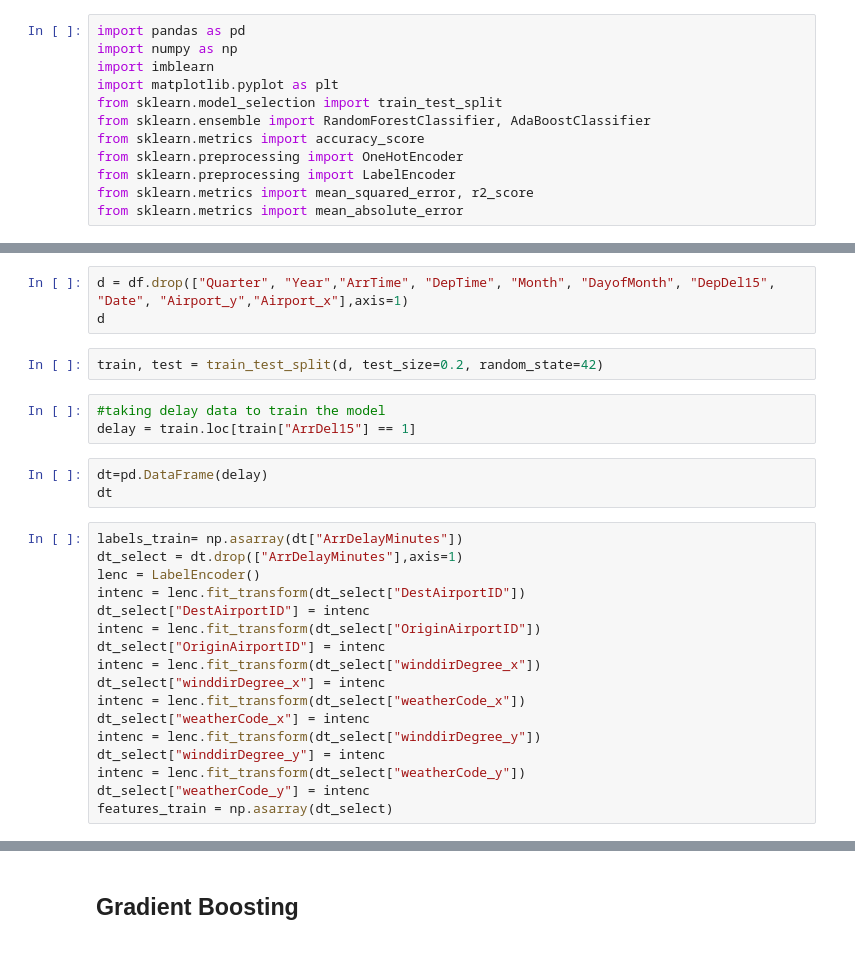
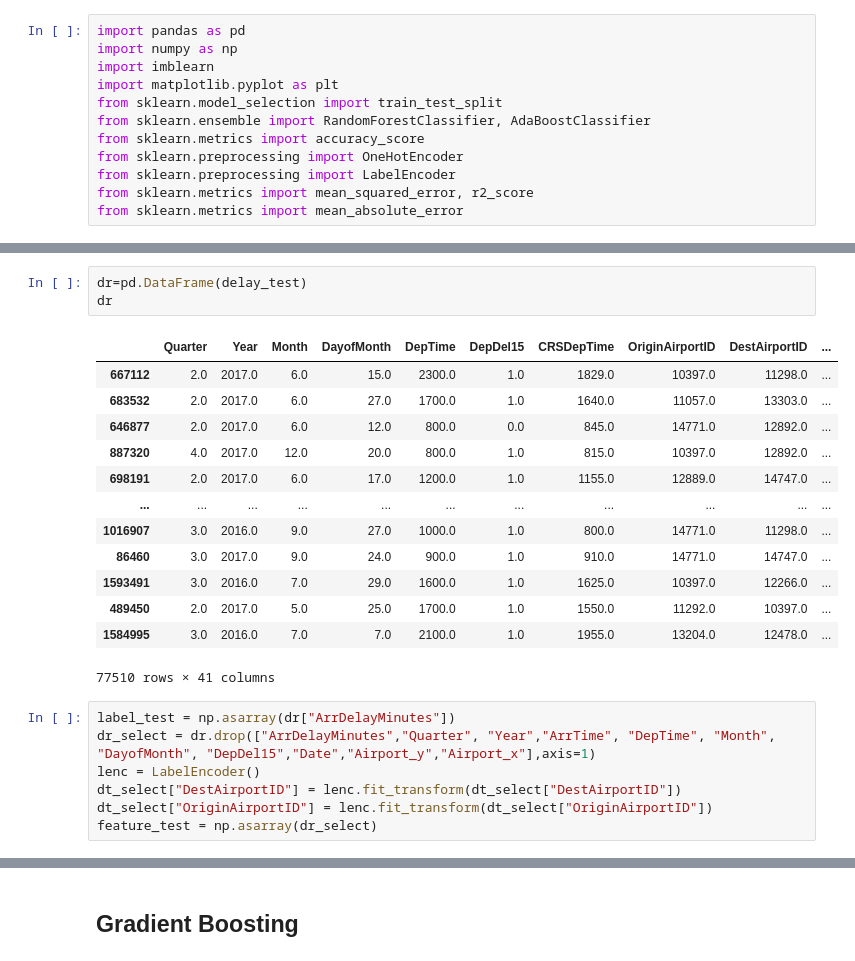
Before and after one commit to AMVamsi/Flight_Delay_Prediction, a Jupyter notebook: Regression .ipynb, the cells around one changed output, grey strips where cells are left out. Drawn from its saved outputs; the diff is of its cells as text.

```diff
--- a/Regression .ipynb
+++ b/Regression .ipynb
@@ -19,28 +67,24 @@ df
+# %%
+dr=pd.DataFrame(delay_test)
+dr
+# %% [output]
+|  | Quarter | Year | Month | DayofMonth | DepTime | DepDel15 | CRSDepTime | OriginAirportID | DestAirportID | ... |
+| 667112 | 2.0 | 2017.0 | 6.0 | 15.0 | 2300.0 | 1.0 | 1829.0 | 10397.0 | 11298.0 | ... |
+| 683532 | 2.0 | 2017.0 | 6.0 | 27.0 | 1700.0 | 1.0 | 1640.0 | 11057.0 | 13303.0 | ... |
+| 646877 | 2.0 | 2017.0 | 6.0 | 12.0 | 800.0 | 0.0 | 845.0 | 14771.0 | 12892.0 | ... |
+| 887320 | 4.0 | 2017.0 | 12.0 | 20.0 | 800.0 | 1.0 | 815.0 | 10397.0 | 12892.0 | ... |
+| 698191 | 2.0 | 2017.0 | 6.0 | 17.0 | 1200.0 | 1.0 | 1155.0 | 12889.0 | 14747.0 | ... |
+| ... | ... | ... | ... | ... | ... | ... | ... | ... | ... | ... |
+| 1016907 | 3.0 | 2016.0 | 9.0 | 27.0 | 1000.0 | 1.0 | 800.0 | 14771.0 | 11298.0 | ... |
+| 86460 | 3.0 | 2017.0 | 9.0 | 24.0 | 900.0 | 1.0 | 910.0 | 14771.0 | 14747.0 | ... |
+| 1593491 | 3.0 | 2016.0 | 7.0 | 29.0 | 1600.0 | 1.0 | 1625.0 | 10397.0 | 12266.0 | ... |
+| 489450 | 2.0 | 2017.0 | 5.0 | 25.0 | 1700.0 | 1.0 | 1550.0 | 11292.0 | 10397.0 | ... |
+| 1584995 | 3.0 | 2016.0 | 7.0 | 7.0 | 2100.0 | 1.0 | 1955.0 | 13204.0 | 12478.0 | ... |
+77510 rows × 41 columns
 # %%
-d = df.drop(["Quarter", "Year","ArrTime", "DepTime", "Month", "DayofMonth", "DepDel15", "Date", "Airport_y","Airport_x"],axis=1)
-d
+label_test = np.asarray(dr["ArrDelayMinutes"])
+dr_select = dr.drop(["ArrDelayMinutes","Quarter", "Year","ArrTime", "DepTime", "Month", "DayofMonth", "DepDel15","Date","Airport_y","Airport_x"],axis=1)
+lenc = LabelEncoder()
+dt_select["DestAirportID"] = lenc.fit_transform(dt_select["DestAirportID"])
+dt_select["OriginAirportID"] = lenc.fit_transform(dt_select["OriginAirportID"])
+feature_test = np.asarray(dr_select)
-# %%
-train, test = train_test_split(d, test_size=0.2, random_state=42)
-# %%
-#taking delay data to train the model
-delay = train.loc[train["ArrDel15"] == 1]
-# %%
-dt=pd.DataFrame(delay)
-dt
-# %%
-labels_train= np.asarray(dt["ArrDelayMinutes"])
-dt_select = dt.drop(["ArrDelayMinutes"],axis=1)
-lenc = LabelEncoder()
-intenc = lenc.fit_transform(dt_select["DestAirportID"])
-dt_select["DestAirportID"] = intenc
-intenc = lenc.fit_transform(dt_select["OriginAirportID"])
-dt_select["OriginAirportID"] = intenc
-intenc = lenc.fit_transform(dt_select["winddirDegree_x"])
-dt_select["winddirDegree_x"] = intenc
-intenc = lenc.fit_transform(dt_select["weatherCode_x"])
-dt_select["weatherCode_x"] = intenc
-intenc = lenc.fit_transform(dt_select["winddirDegree_y"])
-dt_select["winddirDegree_y"] = intenc
-intenc = lenc.fit_transform(dt_select["weatherCode_y"])
-dt_select["weatherCode_y"] = intenc
-features_train = np.asarray(dt_select)
```
Also changed, not shown: parts of 16 cells of this notebook.
